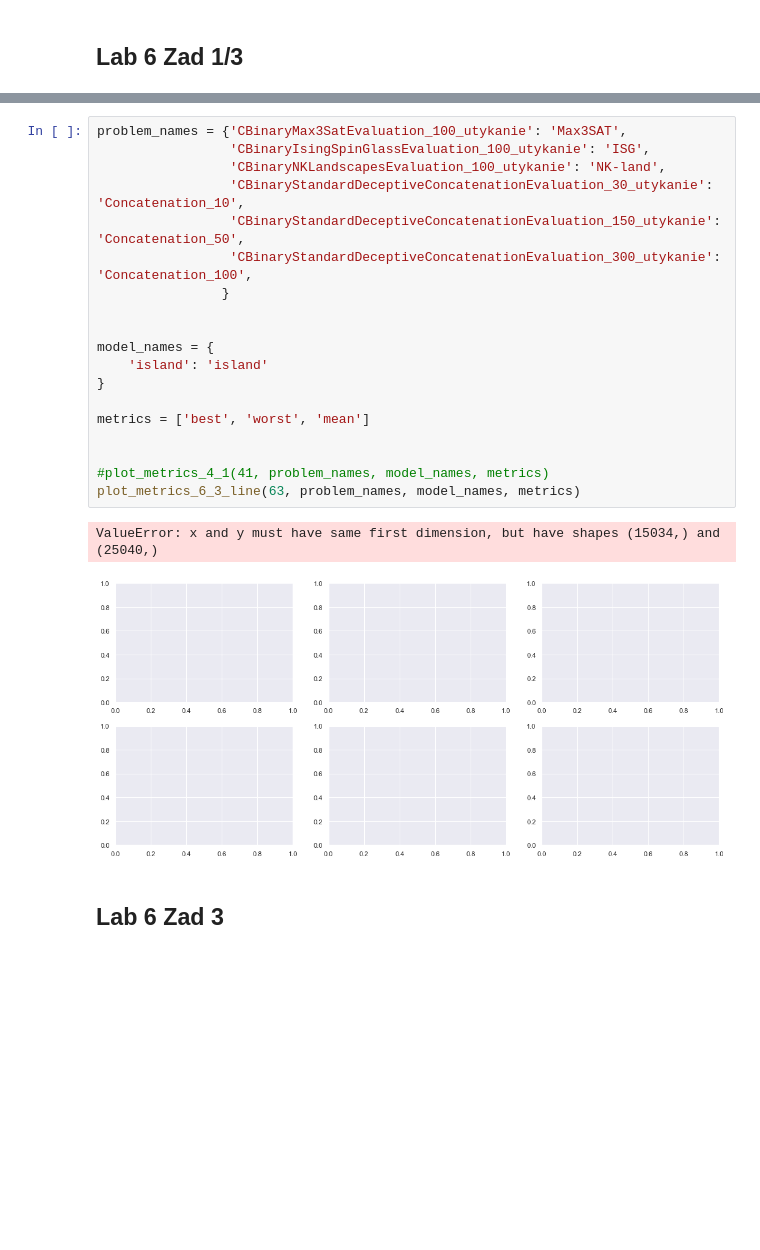
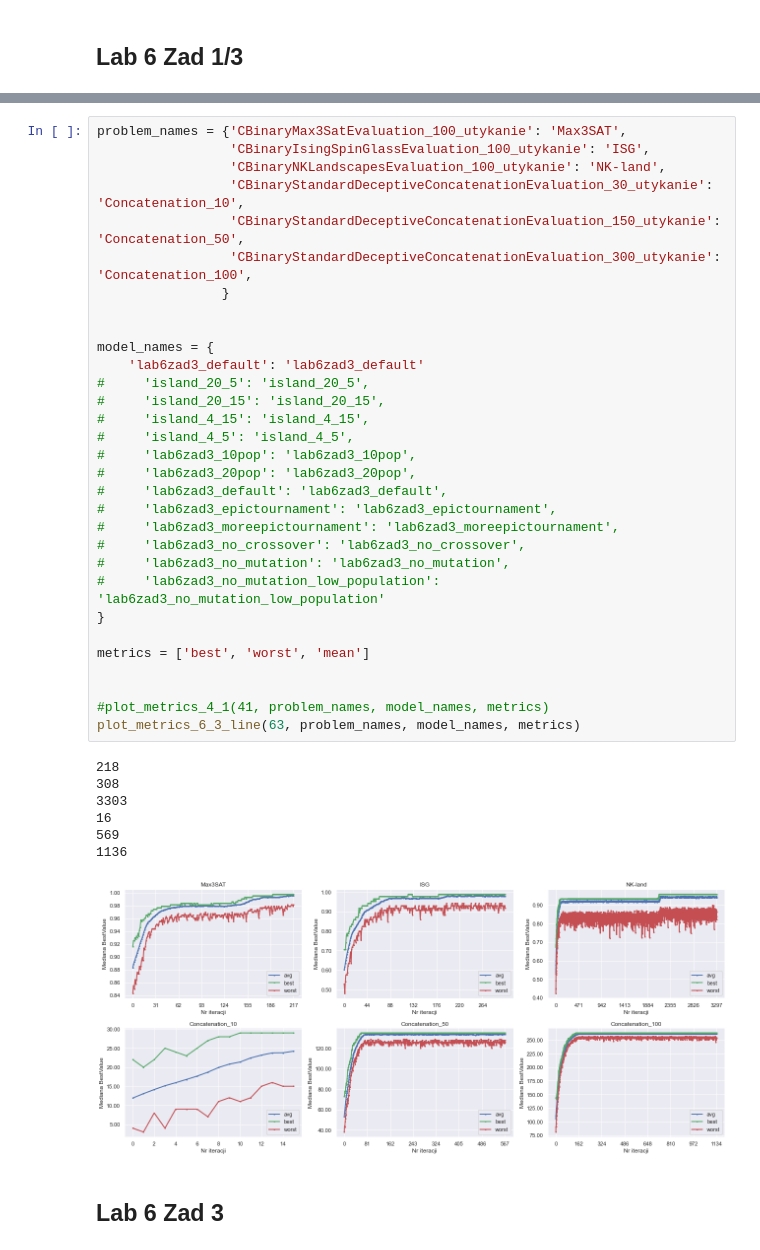
Before and after one commit to Robertpawelh/metaheuristics_lab_3, a Jupyter notebook: python_scripts/Lab2Plots.ipynb, the cells around one changed output, grey strips where cells are left out. Drawn from its saved outputs; the diff is of its cells as text; blank space fills up the shorter version.

```diff
--- a/python_scripts/Lab2Plots.ipynb
+++ b/python_scripts/Lab2Plots.ipynb
@@ -423,25 +444,42 @@ def plot_metrics_6_3_line(zad_id, problem_names, model_names, metrics):
 # %%
 problem_names = {'CBinaryMax3SatEvaluation_100_utykanie': 'Max3SAT',
                  'CBinaryIsingSpinGlassEvaluation_100_utykanie': 'ISG',
                  'CBinaryNKLandscapesEvaluation_100_utykanie': 'NK-land',
                  'CBinaryStandardDeceptiveConcatenationEvaluation_30_utykanie': 'Concatenation_10',
                  'CBinaryStandardDeceptiveConcatenationEvaluation_150_utykanie': 'Concatenation_50',
                  'CBinaryStandardDeceptiveConcatenationEvaluation_300_utykanie': 'Concatenation_100',
                 }
 
 
 model_names = {
-    'island': 'island'
+    'lab6zad3_default': 'lab6zad3_default'
+#     'island_20_5': 'island_20_5',
+#     'island_20_15': 'island_20_15',
+#     'island_4_15': 'island_4_15',
+#     'island_4_5': 'island_4_5',
+#     'lab6zad3_10pop': 'lab6zad3_10pop',
+#     'lab6zad3_20pop': 'lab6zad3_20pop',
+#     'lab6zad3_default': 'lab6zad3_default',
+#     'lab6zad3_epictournament': 'lab6zad3_epictournament',
+#     'lab6zad3_moreepictournament': 'lab6zad3_moreepictournament',
+#     'lab6zad3_no_crossover': 'lab6zad3_no_crossover',
+#     'lab6zad3_no_mutation': 'lab6zad3_no_mutation',
+#     'lab6zad3_no_mutation_low_population': 'lab6zad3_no_mutation_low_population'
 }
 
 metrics = ['best', 'worst', 'mean']
 
 
 #plot_metrics_4_1(41, problem_names, model_names, metrics)
 plot_metrics_6_3_line(63, problem_names, model_names, metrics)
 # %% [output]
-ValueError: x and y must have same first dimension, but have shapes (15034,) and (25040,)
+218
+308
+3303
+16
+569
+1136
-[figure, old version]
+[figure, new version]
 # %% [markdown]
 ## Lab 6 Zad 3
 # %%
```
Also changed, not shown: parts of 18 cells of this notebook, 6 other files.
